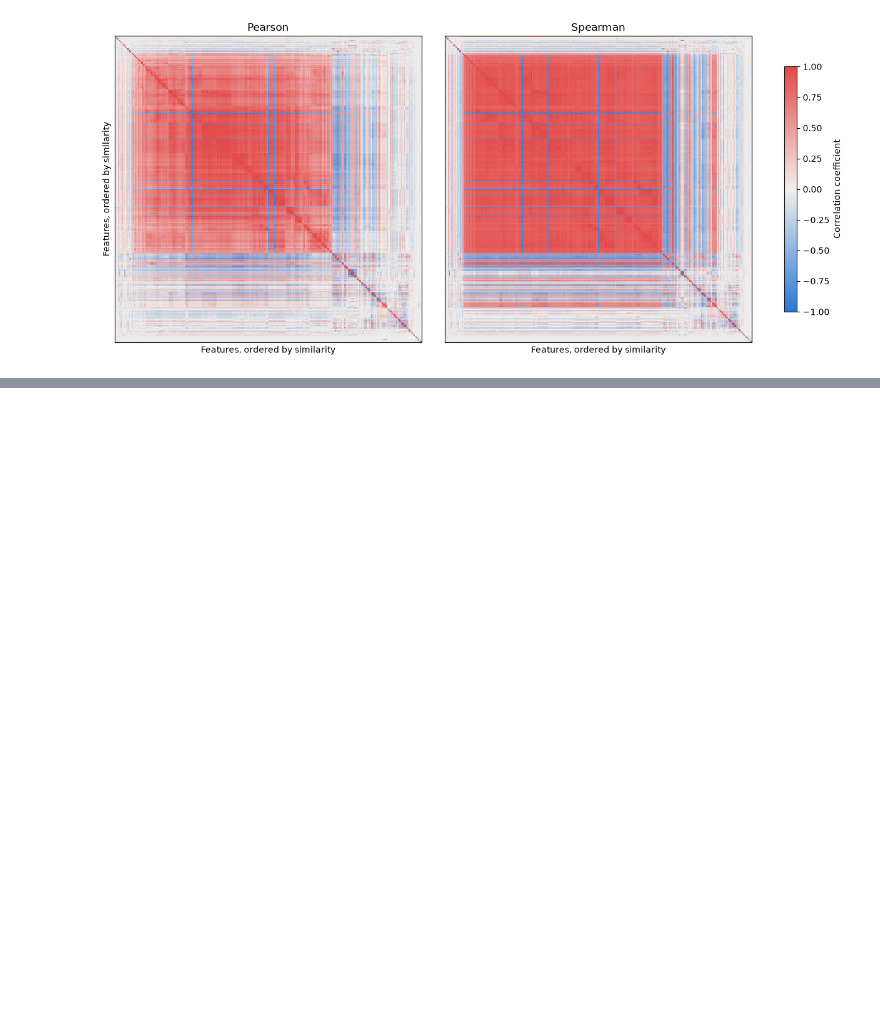
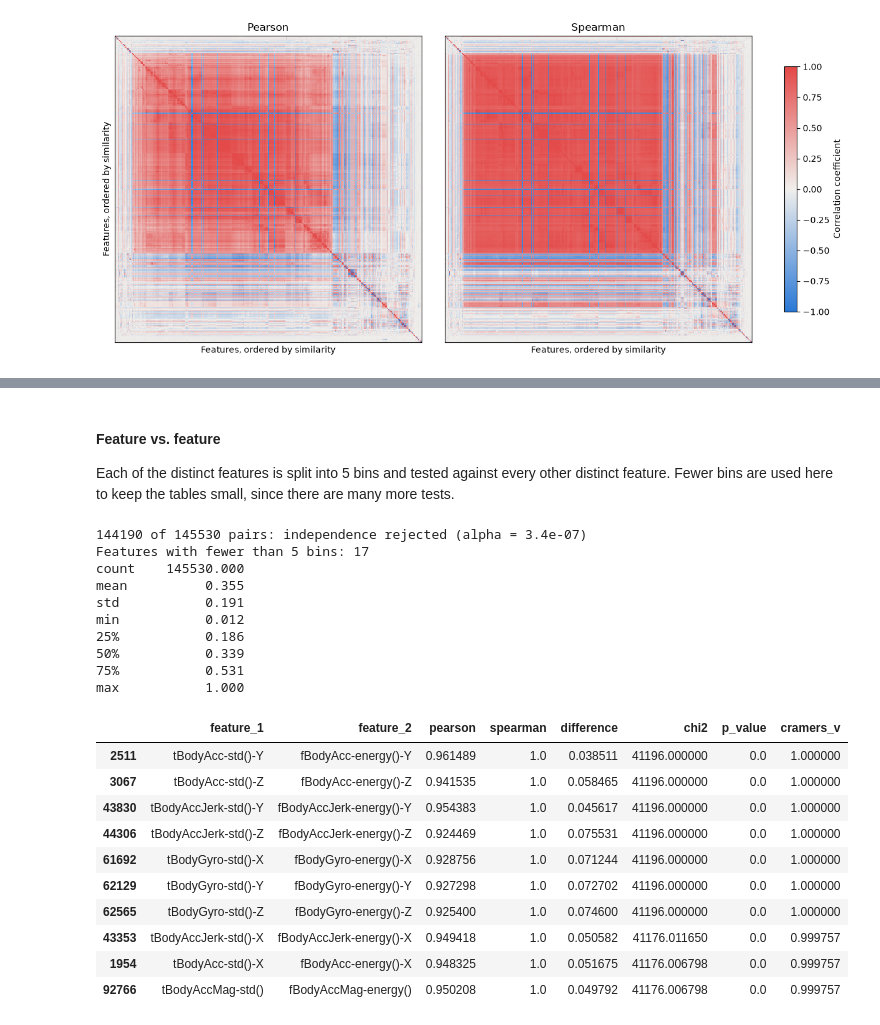
Before and after one commit to Stefy1209/Movement-Detection-using-Smartphone, a Jupyter notebook: src/Data_analysis.ipynb, the cells around one changed output, grey strips where cells are left out. Saved outputs shown, nothing was run; the diff lists cells and outputs as text; code cells hidden in the pictures; blank space fills up the shorter version.

Commit message:
Feature independence added

```diff
--- a/src/Data_analysis.ipynb
+++ b/src/Data_analysis.ipynb
@@ -322,0 +333,17 @@ plt.show()
+# %%
+from scipy.stats import chi2_contingency
+
+INDEPENDENCE_DIR = CSV_DIR / "analysis" / "independence"
+INDEPENDENCE_DIR.mkdir(parents=True, exist_ok=True)
+
+
+def contingency_table(a, b):
+    rows, columns = a.max() + 1, b.max() + 1
+    return np.bincount(a * columns + b, minlength=rows * columns).reshape(rows, columns)
+
+
+def chi_squared_test(a, b):
+    table = contingency_table(a, b)
+    chi2, p_value, _, _ = chi2_contingency(table, correction=False)
+    cramers_v = np.sqrt(chi2 / (table.sum() * (min(table.shape) - 1)))
+    return chi2, p_value, cramers_v
@@ -322,0 +408,40 @@ plt.show()
+# %% [markdown]
+#### Feature vs. feature
+
+Each of the distinct features is split into 5 bins and tested against every other distinct feature. Fewer bins are used here to keep the tables small, since there are many more tests.
+# %%
+binned_5 = X[distinct].apply(lambda column: pd.qcut(column, 5, labels=False, duplicates="drop"))
+codes = {feature: binned_5[feature].to_numpy() for feature in distinct}
+
+results = [chi_squared_test(codes[a], codes[b]) for a, b in zip(pairs["feature_1"], pairs["feature_2"])]
+pairs[["chi2", "p_value", "cramers_v"]] = results
+
+alpha = 0.05 / len(pairs)
+print(f"{(pairs['p_value'] < alpha).sum()} of {len(pairs)} pairs: independence rejected (alpha = {alpha:.1e})")
+print(f"Features with fewer than 5 bins: {(binned_5.nunique() < 5).sum()}")
+print(pairs["cramers_v"].describe().round(3).to_string())
+
+pairs.to_csv(INDEPENDENCE_DIR / "feature_feature.csv", index=False)
+pairs.nlargest(10, "cramers_v")
+# %% [output]
+144190 of 145530 pairs: independence rejected (alpha = 3.4e-07)
+Features with fewer than 5 bins: 17
+count    145530.000
+mean          0.355
+std           0.191
+min           0.012
+25%           0.186
+50%           0.339
+75%           0.531
+max           1.000
+|  | feature_1 | feature_2 | pearson | spearman | difference | chi2 | p_value | cramers_v |
+| 2511 | tBodyAcc-std()-Y | fBodyAcc-energy()-Y | 0.961489 | 1.0 | 0.038511 | 41196.000000 | 0.0 | 1.000000 |
+| 3067 | tBodyAcc-std()-Z | fBodyAcc-energy()-Z | 0.941535 | 1.0 | 0.058465 | 41196.000000 | 0.0 | 1.000000 |
+| 43830 | tBodyAccJerk-std()-Y | fBodyAccJerk-energy()-Y | 0.954383 | 1.0 | 0.045617 | 41196.000000 | 0.0 | 1.000000 |
+| 44306 | tBodyAccJerk-std()-Z | fBodyAccJerk-energy()-Z | 0.924469 | 1.0 | 0.075531 | 41196.000000 | 0.0 | 1.000000 |
+| 61692 | tBodyGyro-std()-X | fBodyGyro-energy()-X | 0.928756 | 1.0 | 0.071244 | 41196.000000 | 0.0 | 1.000000 |
+| 62129 | tBodyGyro-std()-Y | fBodyGyro-energy()-Y | 0.927298 | 1.0 | 0.072702 | 41196.000000 | 0.0 | 1.000000 |
+| 62565 | tBodyGyro-std()-Z | fBodyGyro-energy()-Z | 0.925400 | 1.0 | 0.074600 | 41196.000000 | 0.0 | 1.000000 |
+| 43353 | tBodyAccJerk-std()-X | fBodyAccJerk-energy()-X | 0.949418 | 1.0 | 0.050582 | 41176.011650 | 0.0 | 0.999757 |
+| 1954 | tBodyAcc-std()-X | fBodyAcc-energy()-X | 0.948325 | 1.0 | 0.051675 | 41176.006798 | 0.0 | 0.999757 |
+| 92766 | tBodyAccMag-std() | fBodyAccMag-energy() | 0.950208 | 1.0 | 0.049792 | 41176.006798 | 0.0 | 0.999757 |
```
Also changed, not shown: parts of 6 cells of this notebook.
